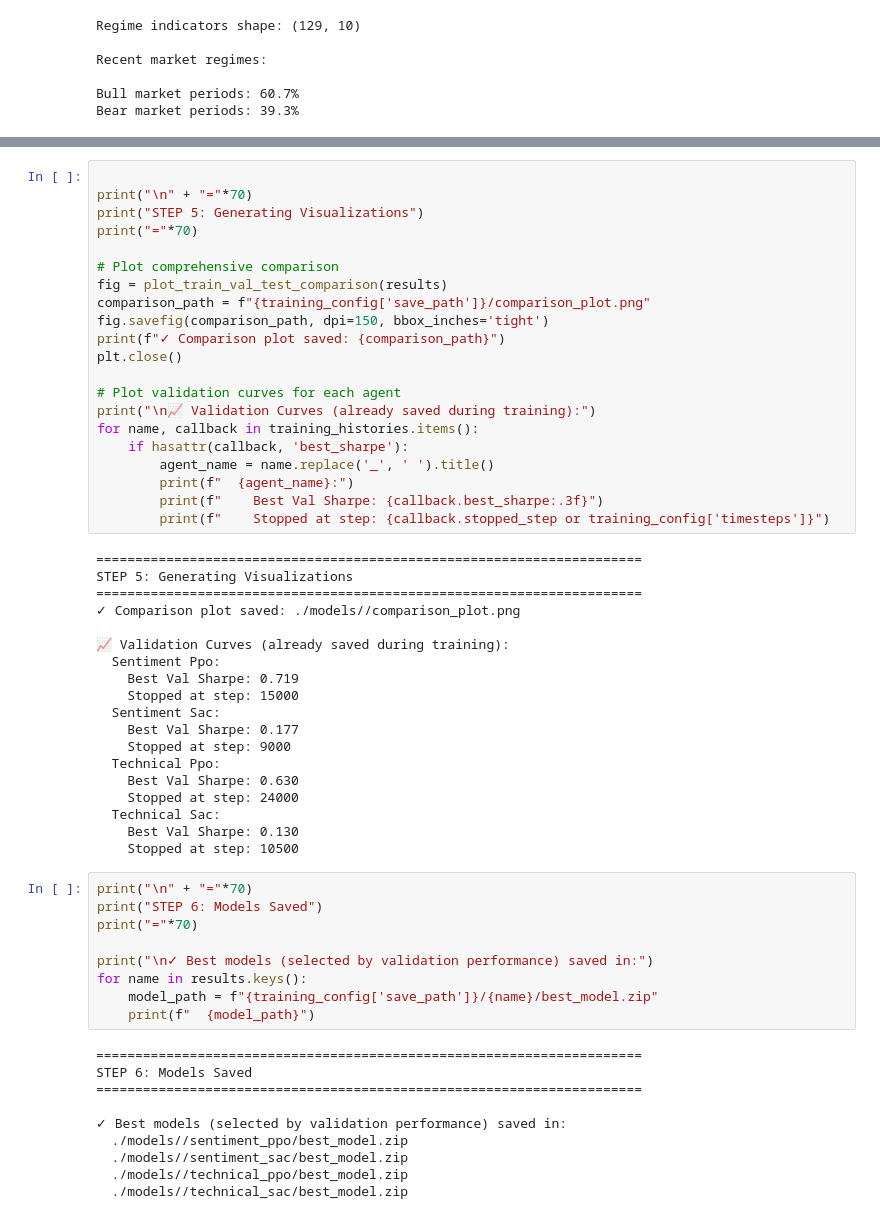
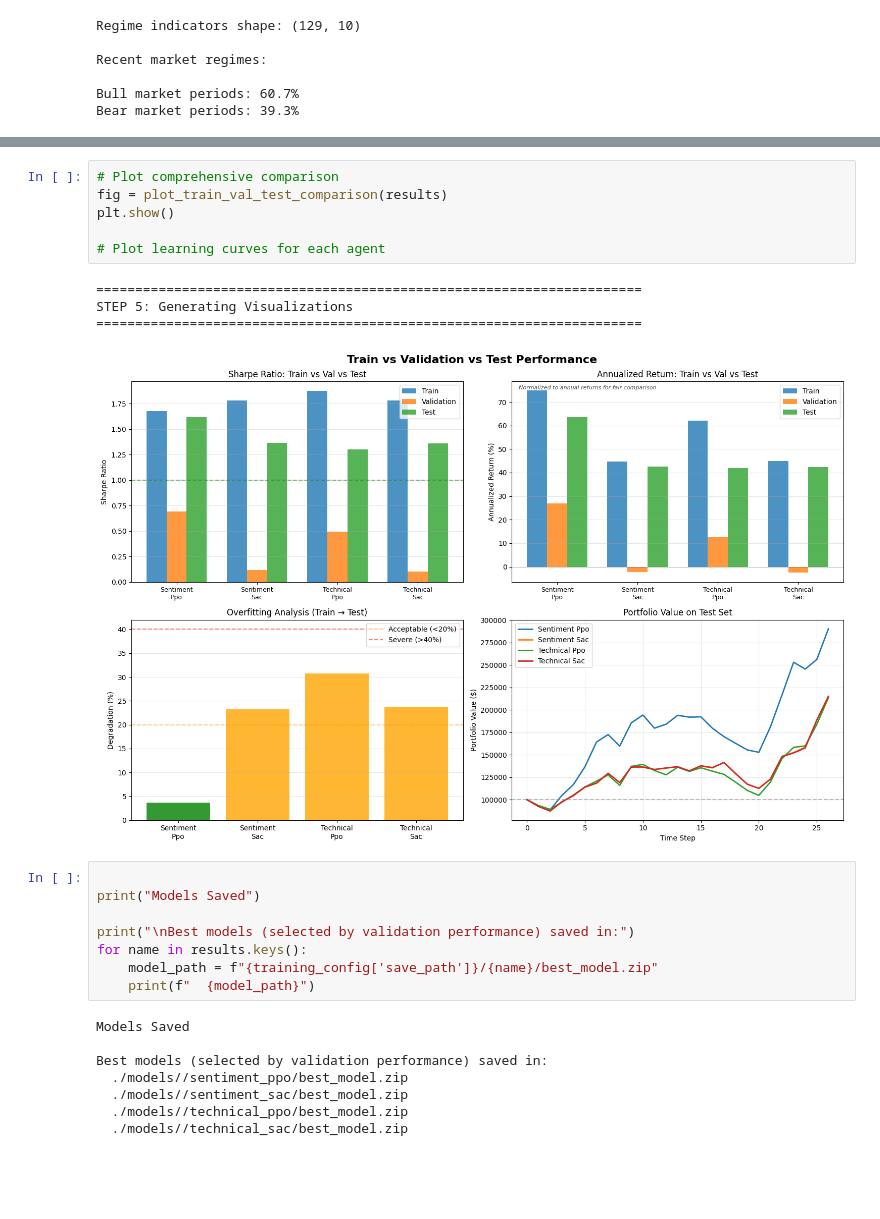
Before and after one commit to natalia-marko/reinforcement-learning-in-finance, a Jupyter notebook: harlf_v4/01_base_agents_ppo_sac.ipynb, the cells around one changed output, grey strips where cells are left out. Drawn from its saved outputs; the diff is of its cells as text; blank space fills up the shorter version.

```diff
--- a/harlf_v4/01_base_agents_ppo_sac.ipynb
+++ b/harlf_v4/01_base_agents_ppo_sac.ipynb
@@ -352,58 +282,26 @@ Technical Sac      1.931118    0.129822     1.358881     11.574541     1.167121
 # %%
-
-print("\n" + "="*70)
-print("STEP 5: Generating Visualizations")
-print("="*70)
-
 # Plot comprehensive comparison
 fig = plot_train_val_test_comparison(results)
-comparison_path = f"{training_config['save_path']}/comparison_plot.png"
-fig.savefig(comparison_path, dpi=150, bbox_inches='tight')
-print(f"✓ Comparison plot saved: {comparison_path}")
-plt.close()
+plt.show()
 
-# Plot validation curves for each agent
-print("\n📈 Validation Curves (already saved during training):")
-for name, callback in training_histories.items():
-    if hasattr(callback, 'best_sharpe'):
-        agent_name = name.replace('_', ' ').title()
-        print(f"  {agent_name}:")
-        print(f"    Best Val Sharpe: {callback.best_sharpe:.3f}")
-        print(f"    Stopped at step: {callback.stopped_step or training_config['timesteps']}")
+# Plot learning curves for each agent
 # %% [output]
 ======================================================================
 STEP 5: Generating Visualizations
 ======================================================================
-✓ Comparison plot saved: ./models//comparison_plot.png
-
-📈 Validation Curves (already saved during training):
-  Sentiment Ppo:
-    Best Val Sharpe: 0.719
-    Stopped at step: 15000
-  Sentiment Sac:
-    Best Val Sharpe: 0.177
-    Stopped at step: 9000
-  Technical Ppo:
-    Best Val Sharpe: 0.630
-    Stopped at step: 24000
-  Technical Sac:
-    Best Val Sharpe: 0.130
-    Stopped at step: 10500
+[figure, added]
 # %%
-print("\n" + "="*70)
-print("STEP 6: Models Saved")
-print("="*70)
 
-print("\n✓ Best models (selected by validation performance) saved in:")
+print("Models Saved")
+
+print("\nBest models (selected by validation performance) saved in:")
 for name in results.keys():
     model_path = f"{training_config['save_path']}/{name}/best_model.zip"
     print(f"  {model_path}")
 # %% [output]
-======================================================================
-STEP 6: Models Saved
-======================================================================
+Models Saved
 
-✓ Best models (selected by validation performance) saved in:
+Best models (selected by validation performance) saved in:
   ./models//sentiment_ppo/best_model.zip
   ./models//sentiment_sac/best_model.zip
   ./models//technical_ppo/best_model.zip
```
Also changed, not shown: parts of 8 cells of this notebook, 22 other files.
